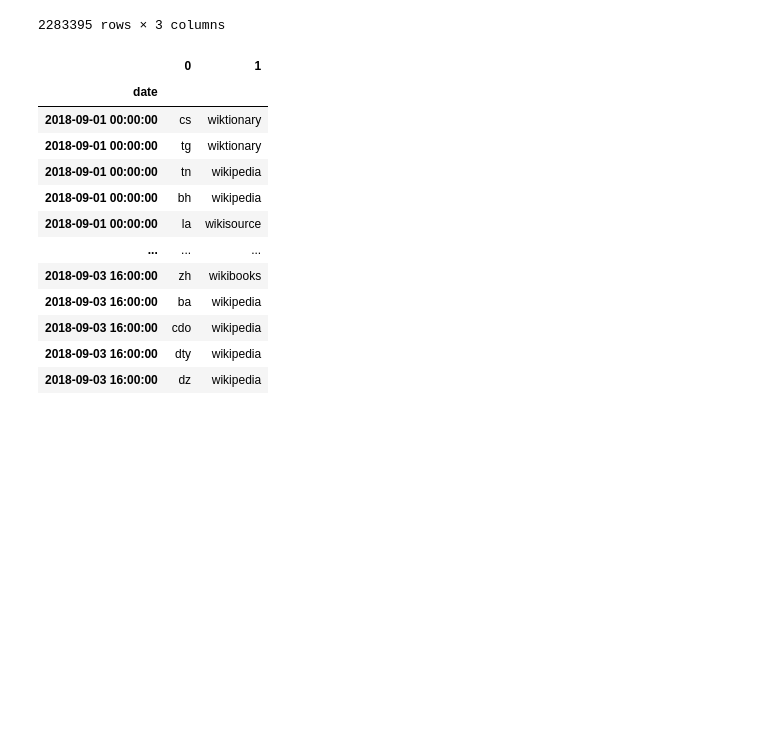
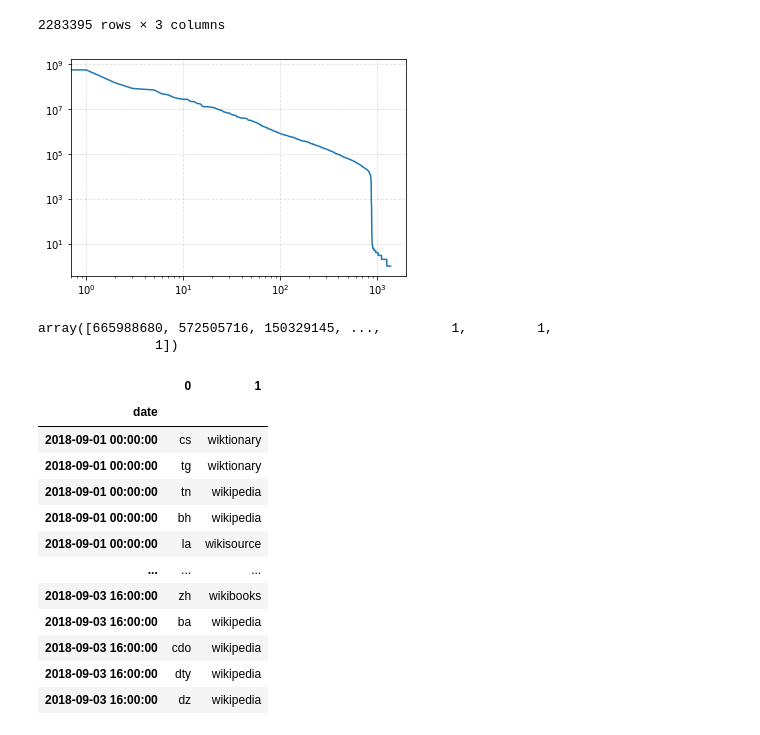
Before and after one commit to charelF/LSDEW4, a Jupyter notebook: exploration/charel/charel_attack_exploration.ipynb, the cells around one changed output. Cells and saved outputs as stored; diff of their text form; code cells hidden in the pictures; blank space fills up the shorter version.

```diff
--- a/exploration/charel/charel_attack_exploration.ipynb
+++ b/exploration/charel/charel_attack_exploration.ipynb
@@ -36,7 +36,7 @@ plt.show()
 # %% [output]
 [figure]
 # %%
-df2 = pd.read_parquet("../smalldata/A1.parquet")
+df2 = pd.read_parquet("../../smalldata/A1.parquet")
 df2["date"] = pd.to_datetime(df2.loc[:, ["year", "month", "day", "hour"]])
 df2.drop(columns=["year", "month", "day", "hour"], inplace=True)
 df2.set_index("date", inplace=True)
@@ -56,6 +56,24 @@ df2
 | 2019-09-30 23:00:00 | spider | et.wikisource | 182 |
 | 2019-09-30 23:00:00 | user | id.wikimedia | 29 |
 2283395 rows × 3 columns
+# %%
+# plt.xscale("log")
+# plt.yscale("log")
+dfg = df2.groupby("domain").sum("sumCount").sort_values("sumCount", ascending=False)
+x = dfg.index.to_numpy()
+y = dfg["sumCount"].to_numpy()
+
+plt.plot(y, "-")
+plt.xscale("log")
+plt.yscale("log")
+plt.grid(linestyle="--", alpha=0.4)
+# %% [output]
+[figure, added]
+# %%
+dfg["sumCount"]
+# %% [output]
+array([665988680, 572505716, 150329145, ...,         1,         1,
+               1])
 # %%
 def strsplit(s):
     sl = s.split(".")
```
Also changed, not shown: 1 other file.
